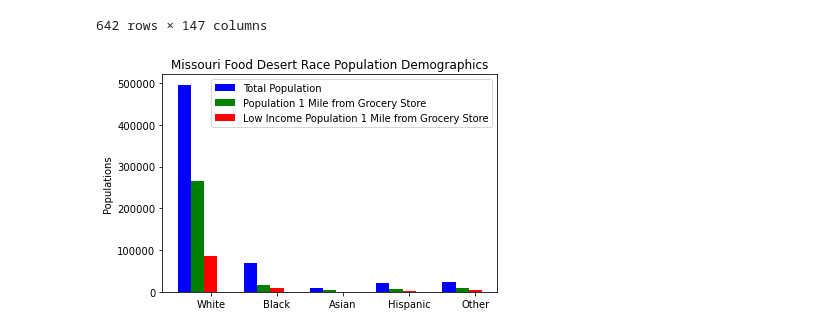
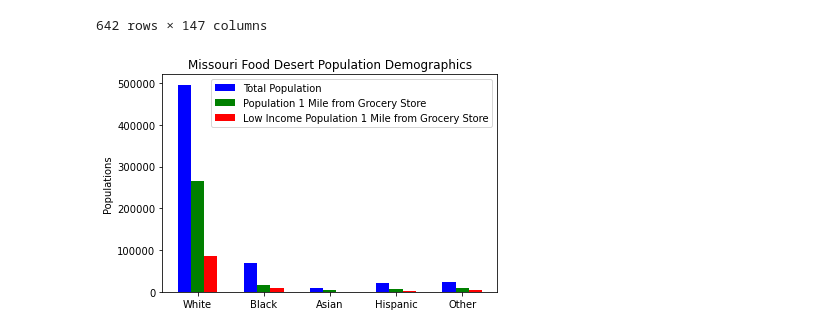
Before and after one commit to marybellavia/project-one, a Jupyter notebook: DemographicsAnalysis.ipynb, the cells around one changed output. Cells and saved outputs as stored; diff of their text form; code cells hidden in the pictures.

```diff
--- a/DemographicsAnalysis.ipynb
+++ b/DemographicsAnalysis.ipynb
@@ -148,31 +148,32 @@ fd_asian_mile_percent = round((asian_fd_mile_count/total_asian_pop)*100,2)
 # %%
 # creating the list of labels
 x = ['White', 'Black', 'Asian', 'Hispanic', 'Other']
 ind = np.arange(len(x))  # the x locations for the groups
 w = 0.2       # the width of the bars
 y_ticks = np.arange(0, 600000, 100000) # setting y ticks because didn't like the auto
 
 # lists of the things we are plotting
 y = [total_white_pop, total_black_pop, total_asian_pop, total_hisp_pop, total_other_pop]
 z = [white_mile_count, black_mile_count, asian_mile_count, hisp_mile_count, other_mile_count]
 k = [white_fd_mile_count, black_fd_mile_count, asian_fd_mile_count, hisp_fd_mile_count, other_fd_mile_count]
 
 # creating the bar graph
 ax = plt.subplot(111)
-ax.bar(ind-w, y, width=0.2, color='b', align='center', label="Total Population")
-ax.bar(ind, z, width=0.2, color='g', align='center', label="Population 1 Mile from Grocery Store")
-ax.bar(ind+w, k, width=0.2, color='r', align='center', label="Low Income Population 1 Mile from Grocery Store")
+ax.bar(ind, y, width=0.2, color='b', align='center', label="Total Population")
+ax.bar(ind+w, z, width=0.2, color='g', align='center', label="Population 1 Mile from Grocery Store")
+ax.bar(ind+(w*2), k, width=0.2, color='r', align='center', label="Low Income Population 1 Mile from Grocery Store")
 
 # cleaning up visually, setting labels and creating legend
 ax.set_ylabel('Populations')
 ax.set_yticklabels(y_ticks)
 ax.set_xticks(ind+w)
 ax.set_xticklabels(x)
 plt.legend()
-plt.title("Missouri Food Desert Race Population Demographics")
+plt.title("Missouri Food Desert Population Demographics")
 
 plt.savefig("output_data/PopulationDemographics.png")
 
+
 plt.show()
 # %% [output]
-[figure, old version]
+[figure, new version]
```
Also changed, not shown: parts of 4 cells of this notebook, 10 other files.
